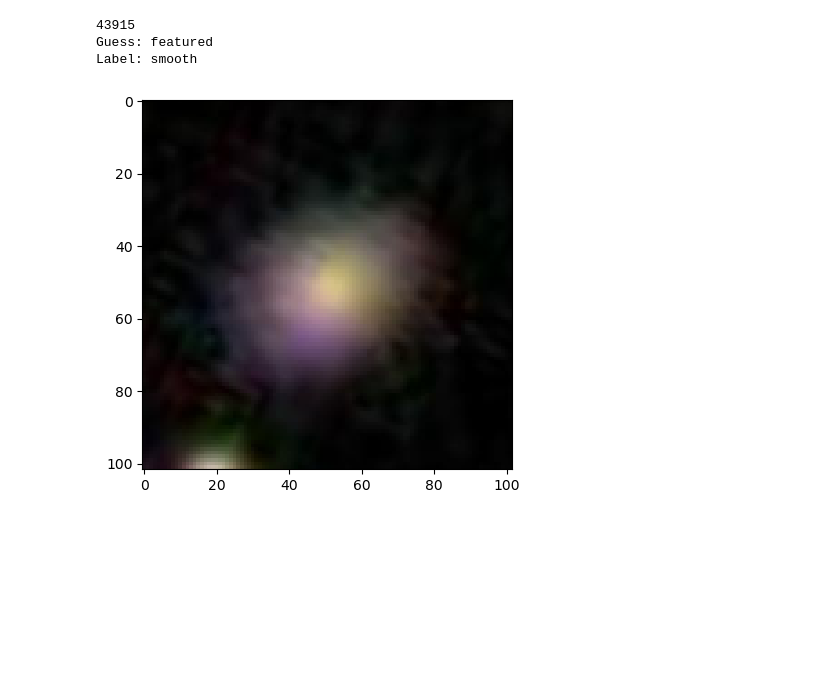
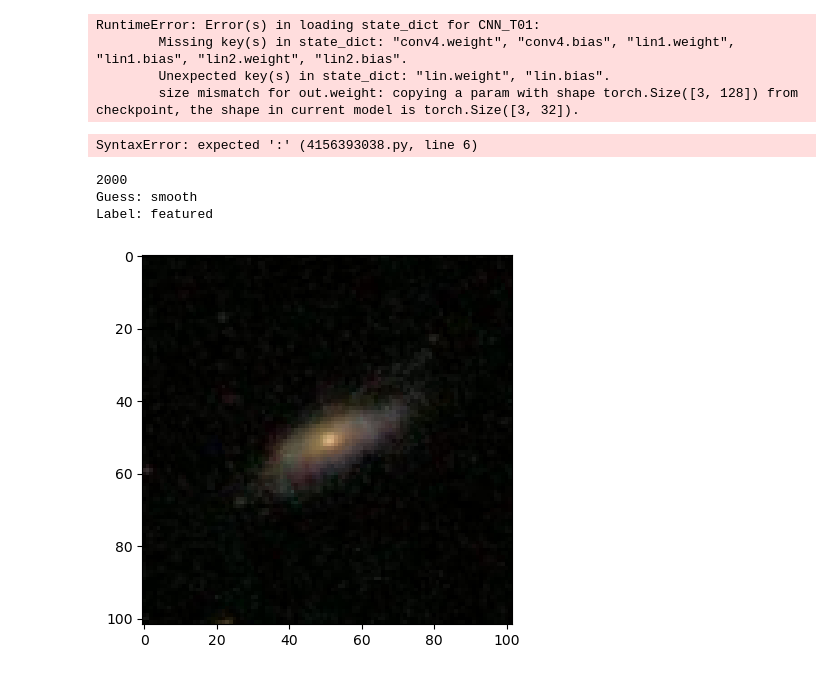
Before and after one commit to maxicraftone/Classification-of-Galaxies, a Jupyter notebook: notebook.ipynb, the cells around one changed output. Cells and saved outputs as stored; diff of their text form; code cells hidden in the pictures; blank space fills up the shorter version.

```diff
--- a/notebook.ipynb
+++ b/notebook.ipynb
@@ -46,7 +49,7 @@ class GZ2Dataset(Dataset):
             transform (class from torchvision.transforms): Transform to be used on the image data
         """
         self.maps = pd.read_csv(csv_file_maps)
-        self.data = pd.read_csv(csv_file_data)[:-20000] # Reserve last 20000 elements for testing
+        self.data = pd.read_csv(csv_file_data)[:-20000][:10000] # Reserve last 20000 elements for testing
         self.root_dir = root_dir
         self.transform = transform
 
@@ -81,8 +84,11 @@ class GZ2Dataset(Dataset):
         image_data = self.data.loc[self.data['dr7objid'] == dr7objid]
 
         # Select prediction (for t01) from maximum percentage of votes
-        predictions = [image_data.to_numpy()[0][13], image_data.to_numpy()[0][19], image_data.to_numpy()[0][25]]
-        prediction = predictions.index(max(predictions))
+        predictions_t01 = [image_data.to_numpy()[0][13], image_data.to_numpy()[0][19], image_data.to_numpy()[0][25]]
+        prediction_t01 = predictions_t01.index(max(predictions_t01))
+
+        predictions_t02 = [image_data.to_numpy()[0][31], image_data.to_numpy()[0][37]]
+        prediction_t02 = predictions_t02.index(max(predictions_t02))
 
         # Possible predictions:
         # 0:= smooth
@@ -92,11 +98,11 @@ class GZ2Dataset(Dataset):
         if self.transform:
             image = self.transform(image)
 
-        output = tuple([image.to(device), torch.tensor(prediction).to(device)])#, torch.tensor(predictions).to(device)])
+        output = tuple([image.to(device), torch.tensor(prediction_t01).to(device), torch.tensor(prediction_t02).to(device)])#, torch.tensor(predictions).to(device)])
 
         return output
 # %%
-transform = transforms.Compose([transforms.ToTensor(), transforms.CenterCrop(crop_size), transforms.Resize(image_size)]) # Transforms to be used on the data
+transform = transforms.Compose([transforms.ToTensor(), transforms.RandomRotation(degrees=(0,180)), transforms.CenterCrop(crop_size), transforms.Resize(image_size)]) # Transforms to be used on the data
 
 dataset = GZ2Dataset(csv_file_maps='gz2_filename_mapping.csv', csv_file_data='gz2_hart16_cleaned.csv', root_dir='images_gz2/images/', transform=transform)
 
@@ -108,15 +144,16 @@ testloader = DataLoader(testset, batch_size=batch_size, shuffle=True)
 # %%
-class CNN_T01(nn.Module):
+class CNN_T02(nn.Module):
     def __init__(self, save_file: str):
-        super(CNN_T01, self).__init__()   # 106 - 104 - 52 - 50 - 25 - 24 - 12
+        super(CNN_T02, self).__init__()
         self.save_file = save_file
 
         self.conv1 = nn.Conv2d(3, 32, 3)
         self.conv2 = nn.Conv2d(32, 64, 3)
         self.conv3 = nn.Conv2d(64, 128, 2)
 
-        self.lin = nn.Linear(128*11*11, 128)
-        self.out = nn.Linear(128, 3)
+        self.lin1 = nn.Linear(128*11*11, 128)
+        self.lin2 = nn.Linear(128, 32)
+        self.out = nn.Linear(32, 3)
 
     def forward(self, x):
         x = F.dropout(F.max_pool2d(self.conv1(x), (2,2)), 0.1)
@@ -128,7 +165,8 @@ class CNN_T01(nn.Module):
 
         #x = self.drop1(x)
 
-        x = F.dropout(F.relu(self.lin(x)), 0.4)
+        x = F.dropout(F.relu(self.lin1(x)), 0.5)
+        x = F.dropout(F.leaky_relu(self.lin2(x)), 0.5)
         x = self.out(x)
         return x
 # %%
@@ -196,19 +178,52 @@ test_losses.append(test_loss.tolist()/len(testloader))
+# %%
+import net
+
+if not load_t01:
+    net.trainloop(trainloader, optimizer, criterion, net_t01, epochs=1)
+
+    if save_t01:
+        net.save_net(net_t01)
+else:
+    net_t01 = net.load_net(net_t01, device=device)
+
+net.validation_loop(testloader, criterion, net_t01)
+# %% [output]
+RuntimeError: Error(s) in loading state_dict for CNN_T01:
+        Missing key(s) in state_dict: "conv4.weight", "conv4.bias", "lin1.weight", "lin1.bias", "lin2.weight", "lin2.bias".
+        Unexpected key(s) in state_dict: "lin.weight", "lin.bias".
+        size mismatch for out.weight: copying a param with shape torch.Size([3, 128]) from checkpoint, the shape in current model is torch.Size([3, 32]).
+# %%
+if not load_t02:
+    net.trainloop(trainloader, optimizer, criterion, net_t02, epochs=1)
+
+    if save_t02:
+        net.save_net(net_t02)
+else:
+    net_t02 = net.load_net(net_t02, device=device)
+
+net.validation_loop(testloader, criterion, net_t02)
+# %% [output]
+SyntaxError: expected ':' (4156393038.py, line 6)
 # %%
-image, label = next(iter(testloader))
+entry = next(iter(testloader))
+image = entry[0]
+label = entry[1:]
 
 print(len(testset))
 
 prediction = net_t01(image.reshape(batch_size,3,image_size,image_size))
 
 plt.imshow(image[0].permute(1,2,0).cpu().numpy())
 
 #print(prediction.topk(1,dim=1)[1][0])
 
 print('Guess: ' + ['smooth', 'featured', 'star'][prediction.topk(1,dim=1)[1][0].item()])
-print('Label: ' + ['smooth', 'featured', 'star'][label[0].item()])
+print('Label: ' + ['smooth', 'featured', 'star'][label[0][0].item()])
+if prediction.topk(1,dim=1)[1][0].item() == 1:
+    print('> edgeon? ' + ['yes', 'no'][label[0][1].item()])
 #print('Label percentage: ' + str(label_split[0].tolist()))
 # %% [output]
-43915
-Guess: featured
-Label: smooth
+2000
+Guess: smooth
+Label: featured
-[figure, old version]
+[figure, new version]
```
Also changed, not shown: parts of 4 cells of this notebook, 1 other file.
